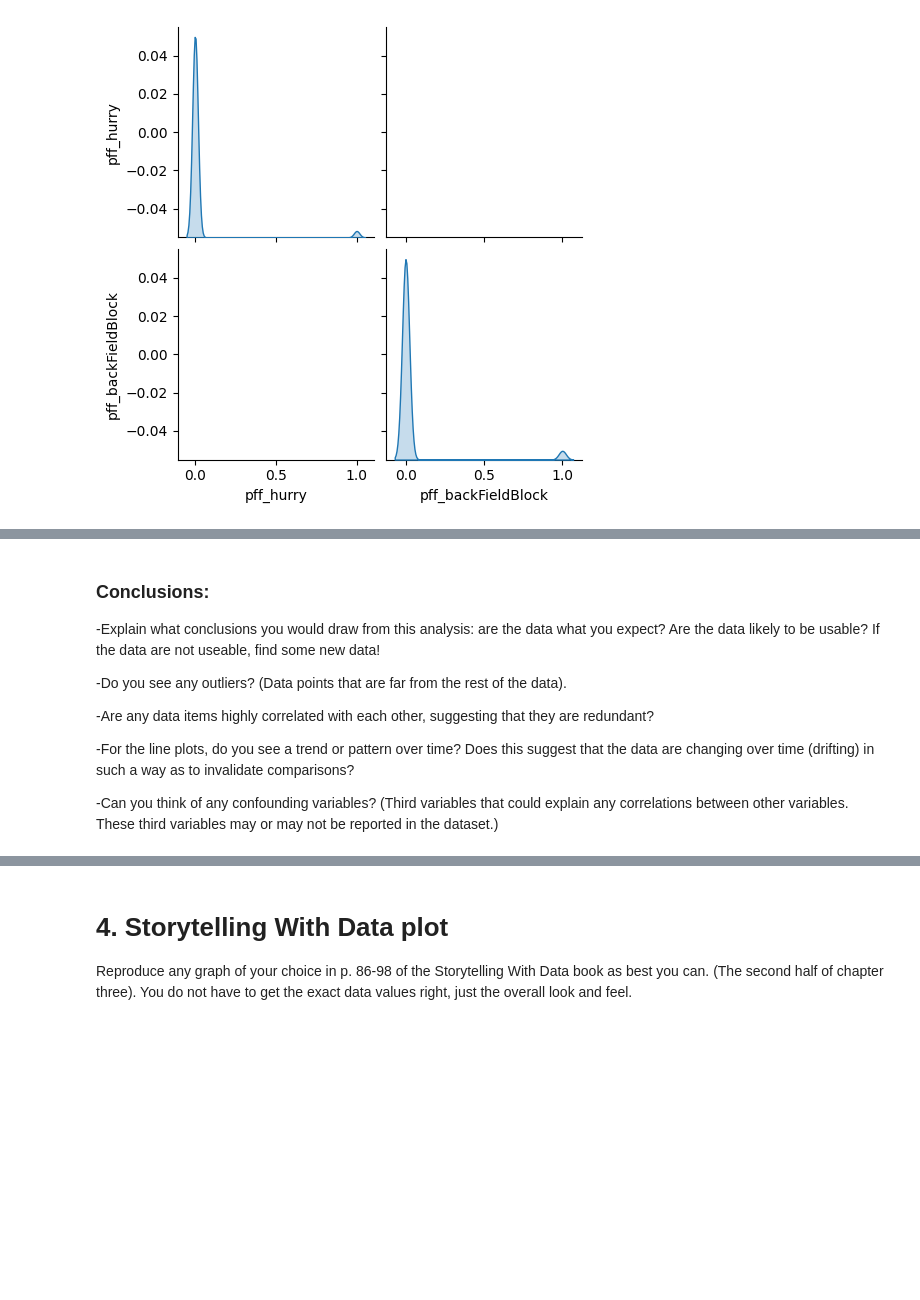
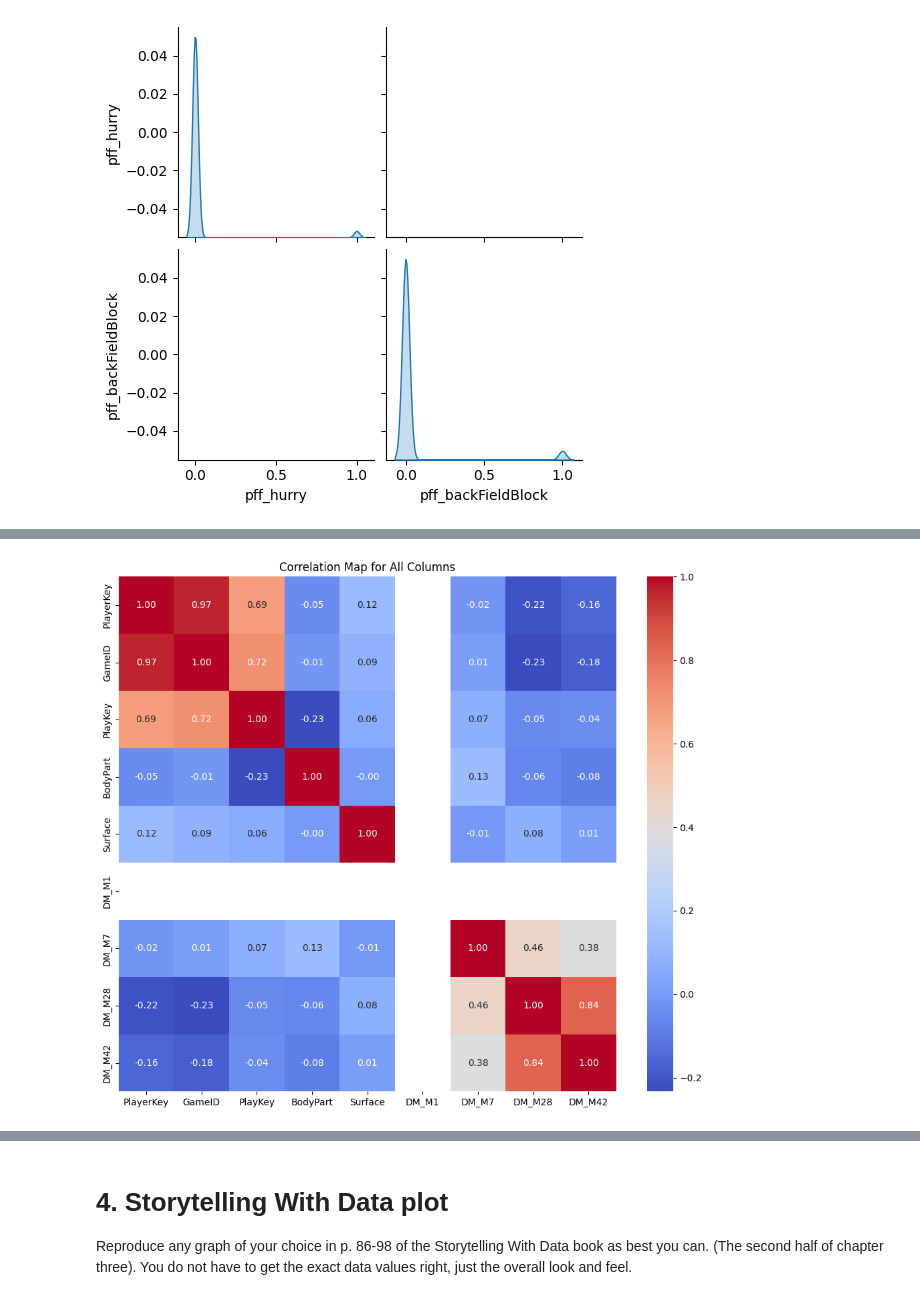
Before and after one commit to hnm15/ModB, a Jupyter notebook: Week6.ipynb, the cells around one changed output, grey strips where cells are left out. Drawn from its saved outputs; the diff is of its cells as text; code cells hidden in the pictures; blank space fills up the shorter version.

```diff
--- a/Week6.ipynb
+++ b/Week6.ipynb
@@ -345,17 +345,26 @@ plt.show()
 [figure]
-# %% [markdown]
-### Conclusions:
-
--Explain what conclusions you would draw from this analysis: are the data what you expect?  Are the data likely to be usable?  If the data are not useable, find some new data!
-
-
--Do you see any outliers?  (Data points that are far from the rest of the data).
-
-
--Are any data items highly correlated with each other, suggesting that they are redundant?
-
-
--For the line plots, do you see a trend or pattern over time?  Does this suggest that the data are changing over time (drifting) in such a way as to invalidate comparisons?
-
-
--Can you think of any confounding variables?  (Third variables that could explain any correlations between other variables.  These third variables may or may not be reported in the dataset.)
+# %%
+import pandas as pd
+
+file_path = 'InjuryRecord.csv'
+
+df_injury = pd.read_csv(file_path)
+# %%
+# Correlation
+import seaborn as sns
+import matplotlib.pyplot as plt
+
+df_encoded_injury = df_injury.copy()
+for column in df_encoded_injury.columns:
+    if df_encoded_injury[column].dtype == 'object':
+        df_encoded_injury[column] = df_encoded_injury[column].astype('category').cat.codes
+
+correlation_matrix = df_encoded_injury.corr()
+
+plt.figure(figsize=(12, 10))
+sns.heatmap(correlation_matrix, annot=True, cmap='coolwarm', fmt='.2f', cbar=True)
+
+plt.title('Correlation Map for All Columns')
+plt.show()
+# %% [output]
+[figure, added]
```
Also changed, not shown: parts of 6 cells of this notebook.
